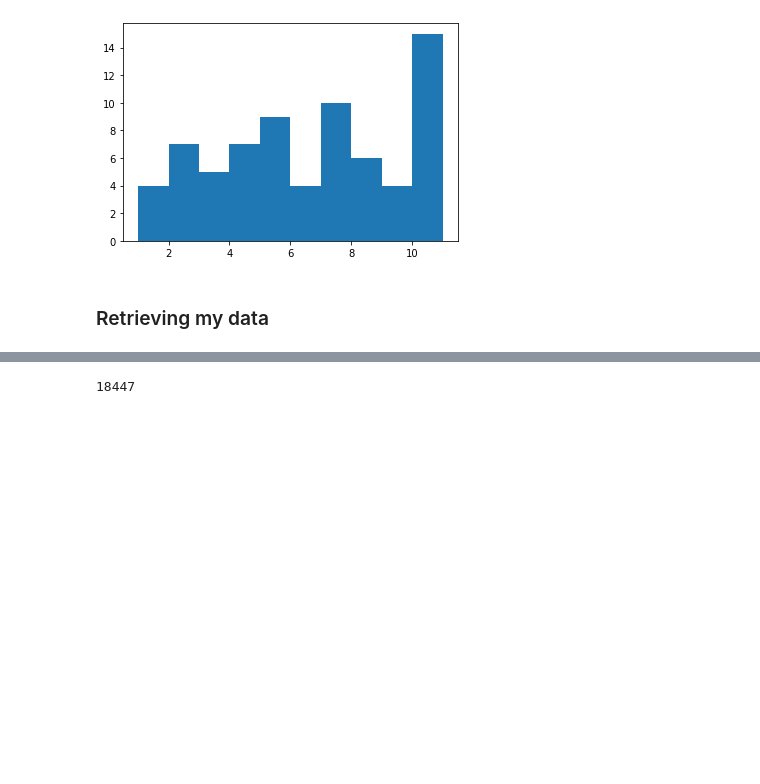
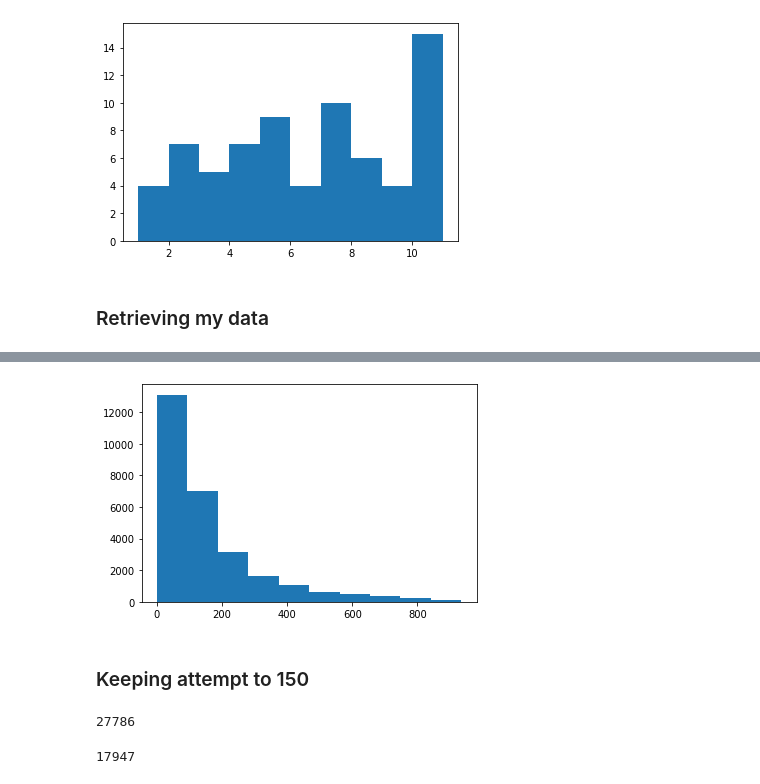
Before and after one commit to MachineTeachingEdu/machine-teaching, a Jupyter notebook: machineteaching/2020_02_10 - Creating UFRJ dataset.ipynb, the cells around one changed output, grey strips where cells are left out. Saved outputs shown, nothing was run; the diff lists cells and outputs as text; code cells hidden in the pictures; blank space fills up the shorter version.

```diff
--- a/machineteaching/2020_02_10 - Creating UFRJ dataset.ipynb
+++ b/machineteaching/2020_02_10 - Creating UFRJ dataset.ipynb
@@ -124,7 +168,7 @@ from django.db.models import Case, IntegerField, Value
 # %%
-attempts = UserLog.objects.filter(timestamp__lt=OuterRef('timestamp'),
-                                           user__id=OuterRef('user__id')).annotate(attempt=Count('*')+1
-                                                                                  ).values('attempt')
+attempts = UserLog.objects.exclude(outcome='S').filter(
+    timestamp__lt=OuterRef('timestamp'), user__id=OuterRef('user__id')).annotate(
+    attempt=Count('*')).values('attempt')
 
 # Remove group by values
 attempts.query.set_group_by()
@@ -135,14 +179,15 @@ users = UserLog.objects.filter(problem__in=problems).exclude(outcome='S').annota
     score=Case(
         When(outcome='F', then=Value(0)),
         When(outcome='P', then=Value(1)),
-        output_field=IntegerField())).values_list("user__id", "problem", "attempt", "score", #"outcome", "timestamp"
-                                                                    ).order_by("timestamp").filter(attempt=1).values('user_id')
+        output_field=IntegerField())).values_list(
+    "user__id", "problem", "attempt", "score"#"outcome", "timestamp"
+).order_by("timestamp").filter(attempt=1).values_list('user_id', flat=True)
 # %%
-problems = Problem.objects.exclude(chapter=None)
 solutions = UserLog.objects.filter(problem__in=problems).exclude(outcome='S').annotate(
     attempt=Subquery(attempts, output_field=IntegerField())).annotate(
     score=Case(
         When(outcome='F', then=Value(0)),
         When(outcome='P', then=Value(1)),
-        output_field=IntegerField())).values_list("user__id", "problem", "attempt", "score", #"outcome", "timestamp"
+        output_field=IntegerField())).annotate(resource=Value(0,  IntegerField())).values_list(
+    "user__id", "problem", "attempt", "score", "resource"#"outcome", "timestamp"
                                                                     ).order_by("timestamp").filter(user__in=users)
@@ -152,0 +194,7 @@ users.count()
+# %%
+%%time
+attempt_stats = solutions.aggregate(min_attempt=Min('attempt'),
+                                    max_attempt=Max('attempt'), avg_attempt=Avg('attempt'))
+attempts_list = solutions.values_list("attempt", flat=True)
+attempt_stats['median_attempt'] = np.median(attempts_list)
+attempt_stats
@@ -153,4 +208,16 @@ users.count()
+# %%
+plt.hist(attempts_list)
+plt.show()
+# %% [output]
+[figure, added]
+# %% [markdown]
+### Keeping attempt to 150
 # %%
 solutions.count()
 # %% [output]
-18447
+27786
+# %%
+data = solutions.filter(attempt__lt=150)
+data.count()
+# %% [output]
+17947
```
Also changed, not shown: parts of 26 cells of this notebook, 8 other files.
